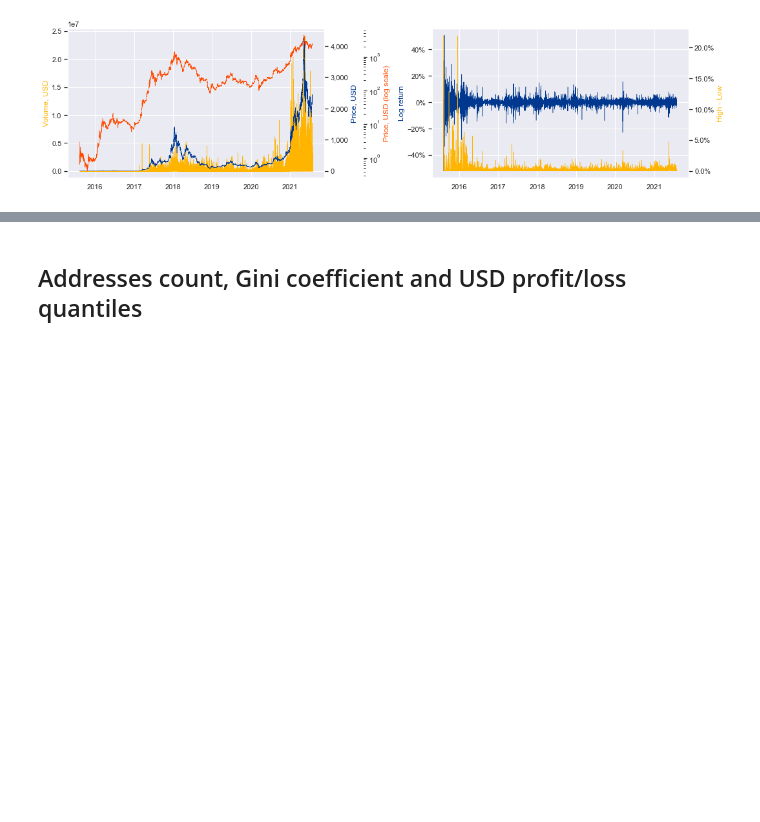
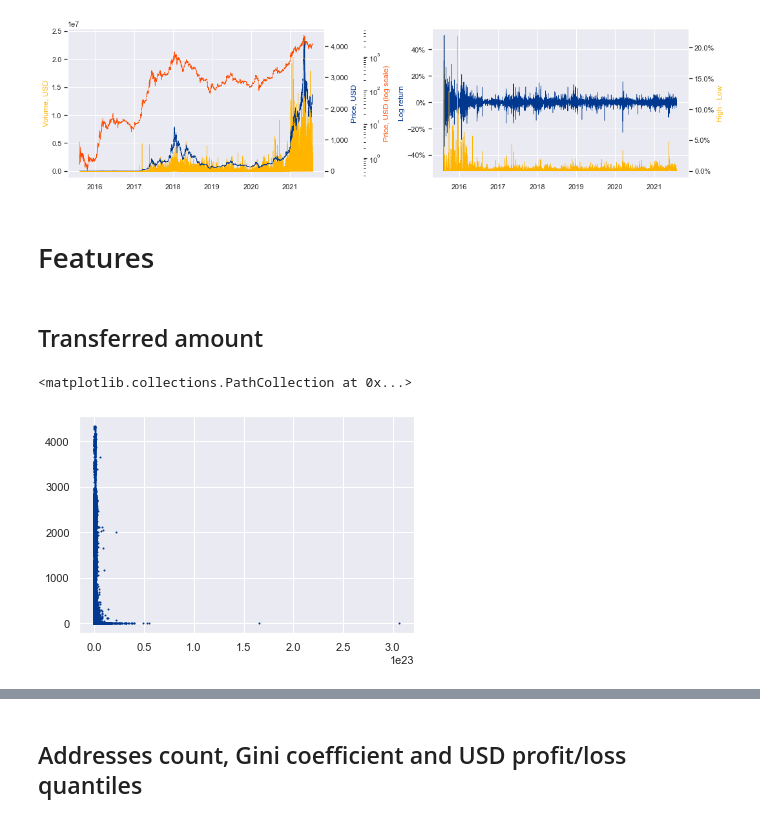
Before and after one commit to frebls/crypto-on-chain, a Jupyter notebook: data_analysis/EDA.ipynb, the cells around one changed output, grey strips where cells are left out. Cells and saved outputs as stored; diff of their text form; code cells hidden in the pictures; blank space fills up the shorter version.

```diff
--- a/data_analysis/EDA.ipynb
+++ b/data_analysis/EDA.ipynb
@@ -322,3 +288,7 @@ plt.show()
 # plt.plot(market_data.date[window:], log_returns[1:].rolling(window).std()[(window - 1):], color = pal[0], label = "Log return", linewidth = .5) #garch.conditional_volatility
 # plt.legend(frameon = False)
 # plt.show
+# %% [markdown]
+# Features
+# %% [markdown]
+## Transferred amount
@@ -324,0 +304,11 @@ plt.show()
+# %%
+traces_value1_ = traces_value1.merge(market_data, on = 'date', how = 'left')
+traces_value1_.close.fillna(3, inplace=True)
+
+plt.scatter(traces_value1_.std_call.replace(0, np.mean(traces_value1_.std_call)), traces_value1_.close.replace(0, np.mean(traces_value1_.close)), color = pal[0], s = .9) #[int(3e4):] #.replace(0, 3)
+# plt.xlim(xmin = 0, xmax = 2e21)
+# plt.yscale('log')
+# plt.xscale('log')
+# %% [output]
+<matplotlib.collections.PathCollection at 0x...>
+[figure, added]
```
Also changed, not shown: parts of 32 cells of this notebook.
